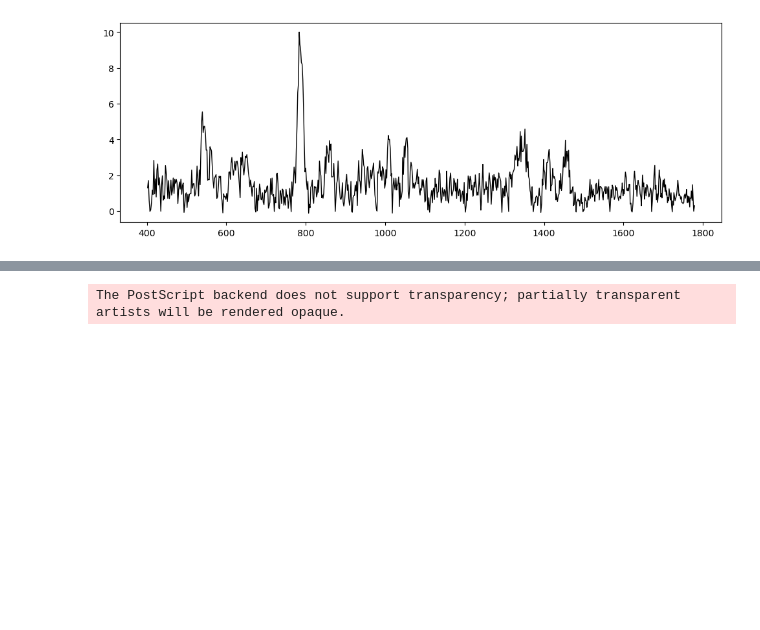
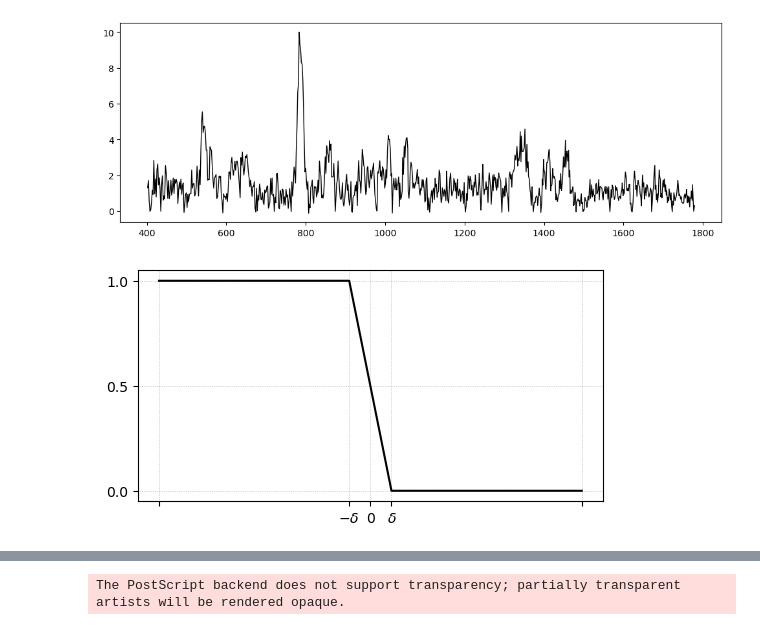
Before and after one commit to intellimath/irsa, a Jupyter notebook: examples/whittaker_henderson.ipynb, the cells around one changed output, grey strips where cells are left out. Drawn from its saved outputs; the diff is of its cells as text; code cells hidden in the pictures; blank space fills up the shorter version.

```diff
--- a/examples/whittaker_henderson.ipynb
+++ b/examples/whittaker_henderson.ipynb
@@ -33,3 +34,13 @@ plt.plot(x, y_bl, color='k', linewidth=1.0)
 plt.show()
 # %% [output]
 [figure]
+# %%
+plt.figure(figsize=(6,3.0))
+plt.plot([-2,-0.2,0,0.2,2],[1,1,0.5,0,0], color='k')
+plt.xticks([-2,-0.2,0, 0.2,2],['',r'$-\delta$', 0, r'$\delta$', ''])
+plt.yticks([1,0.5,0])
+plt.grid(ls=':', lw=0.5)
+plt.savefig("fig/step_delta.eps")
+plt.show()
+# %% [output]
+[figure, added]
```
Also changed, not shown: parts of 10 cells of this notebook, 2 other files.
